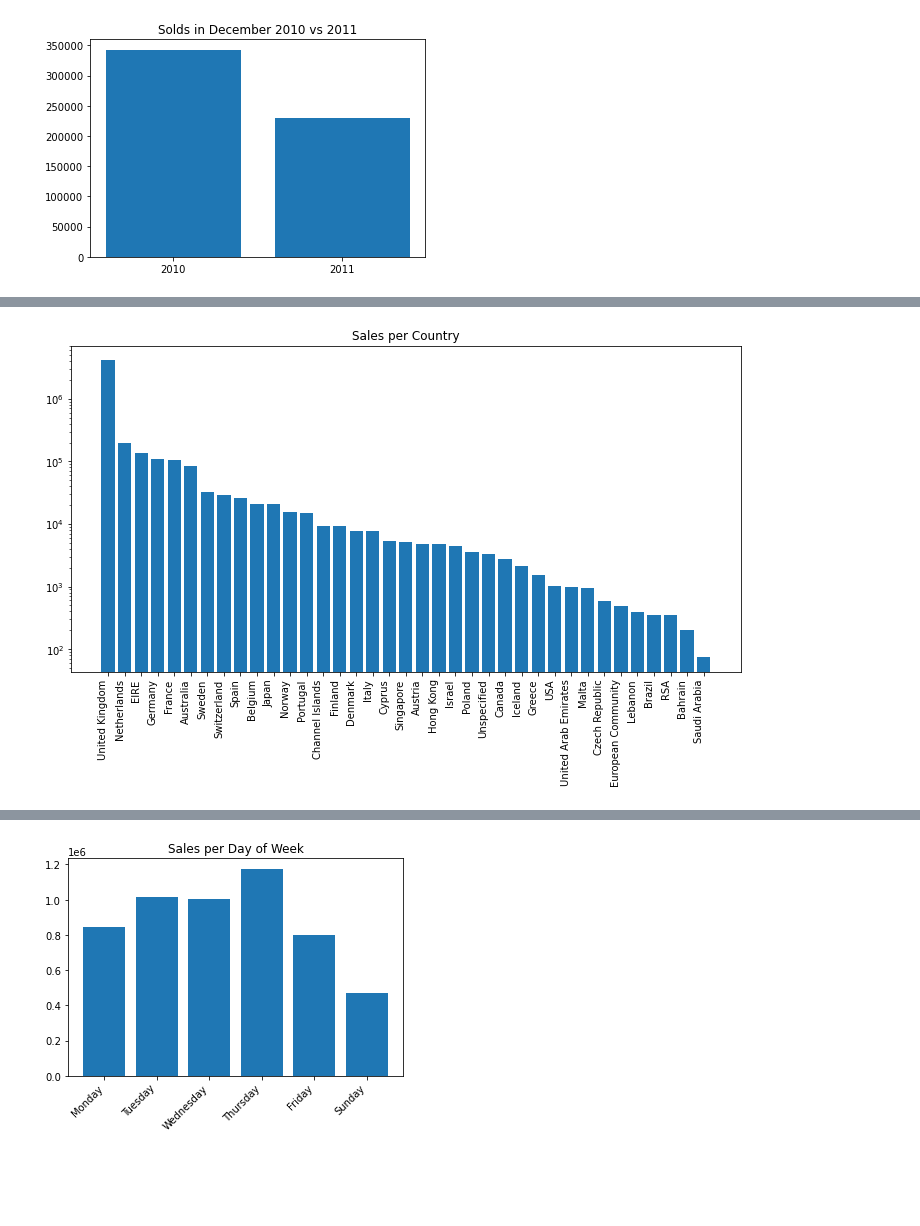
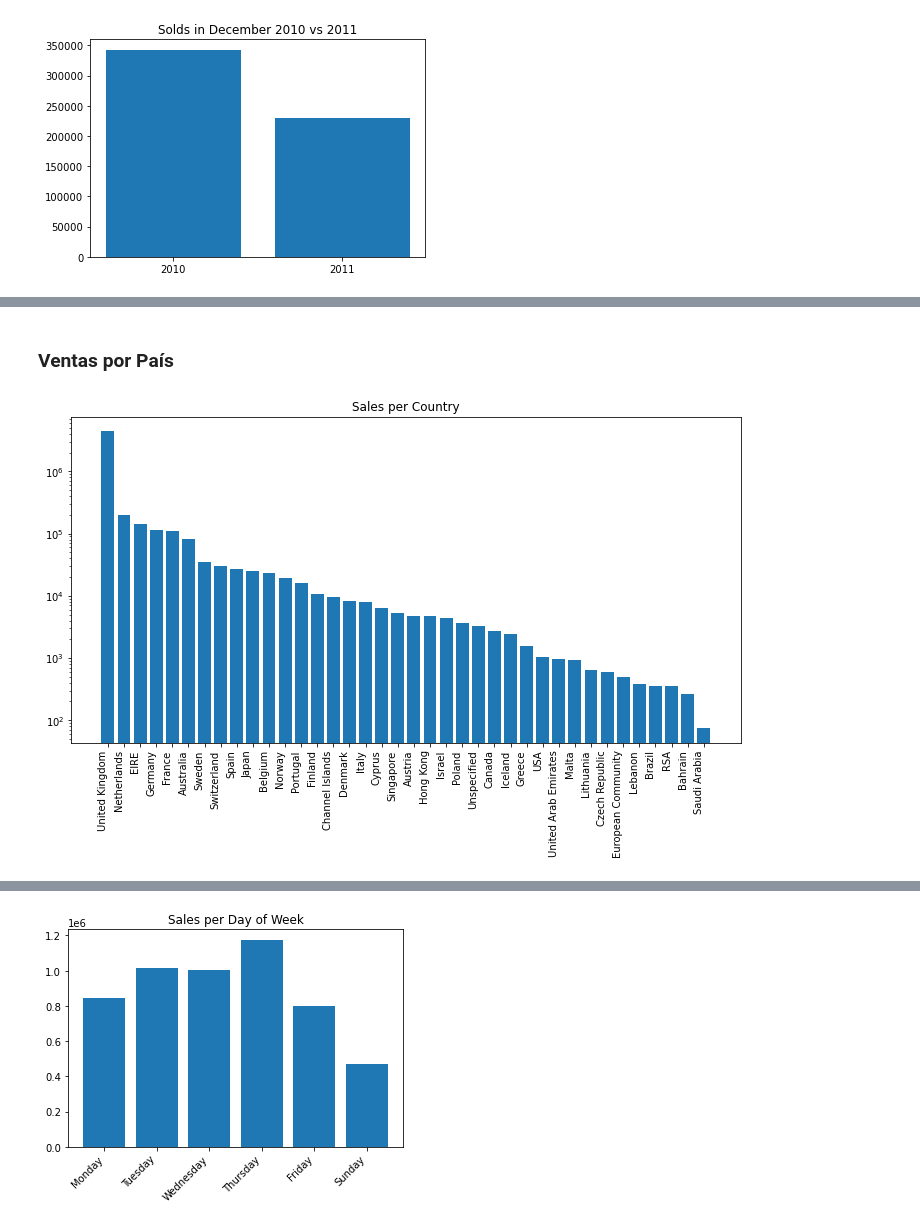
Before and after one commit to AnnLivio/EDA_on_retail_data, a Jupyter notebook: online_retail.ipynb, the cells around one changed output, grey strips where cells are left out. Drawn from its saved outputs; the diff is of its cells as text; code cells hidden in the pictures; blank space fills up the shorter version.

```diff
--- a/online_retail.ipynb
+++ b/online_retail.ipynb
@@ -406,0 +408,13 @@ plt.show()
+# %%
+#Returns per Country
+returns = df.query('Quantity <0').groupby('Country')['Quantity'].sum().reset_index().sort_values('Quantity')
+returns.rename(columns={'Quantity':'Returns'}, inplace=True)
+
+#Sales per Country
+sales= df.query('Quantity > 0').groupby('Country')['Quantity'].sum().reset_index().sort_values('Quantity', ascending=False)
+sales.rename(columns={'Quantity':'Sales'}, inplace=True)
+
+
+df_1 = sales.merge(returns, on='Country', how='left').fillna(0)
+df_1['Total_sales'] = df_1['Sales'] + df_1['Returns']
+df_1.sort_values('Total_sales', ascending=False).head()
@@ -407,21 +428,16 @@ plt.show()
+# %% [markdown]
+### Ventas por País
 # %%
-#Sales per Country 2011
-results = df[df['Year']==2011].groupby('Country').sum().sort_values('Quantity', ascending=False)
-
-#Exclude United Kingdom
-#results = results.iloc[1:30,]
-
-countries = [i for i in results.index]
-
+res = df_1.sort_values('Total_sales', ascending=False)
 plt.figure(figsize=(12,6))
-plt.bar(countries, results['Quantity'])
+plt.bar(res['Country'], res['Total_sales'])
 
 plt.title('Sales per Country')
 
 plt.xticks(rotation='vertical', horizontalalignment='right')
 
 plt.yscale('log')
 
 plt.show()
 # %% [output]
-[figure, old version]
+[figure, new version]
```
Also changed, not shown: parts of 33 cells of this notebook.
